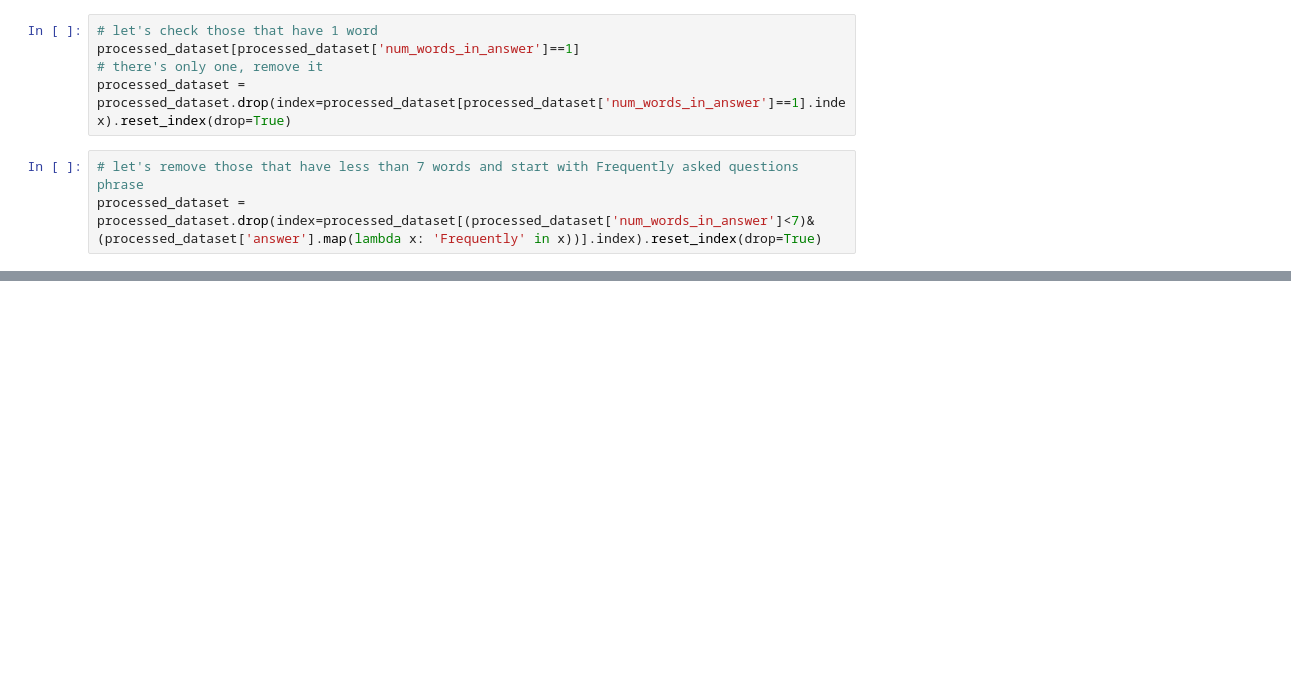
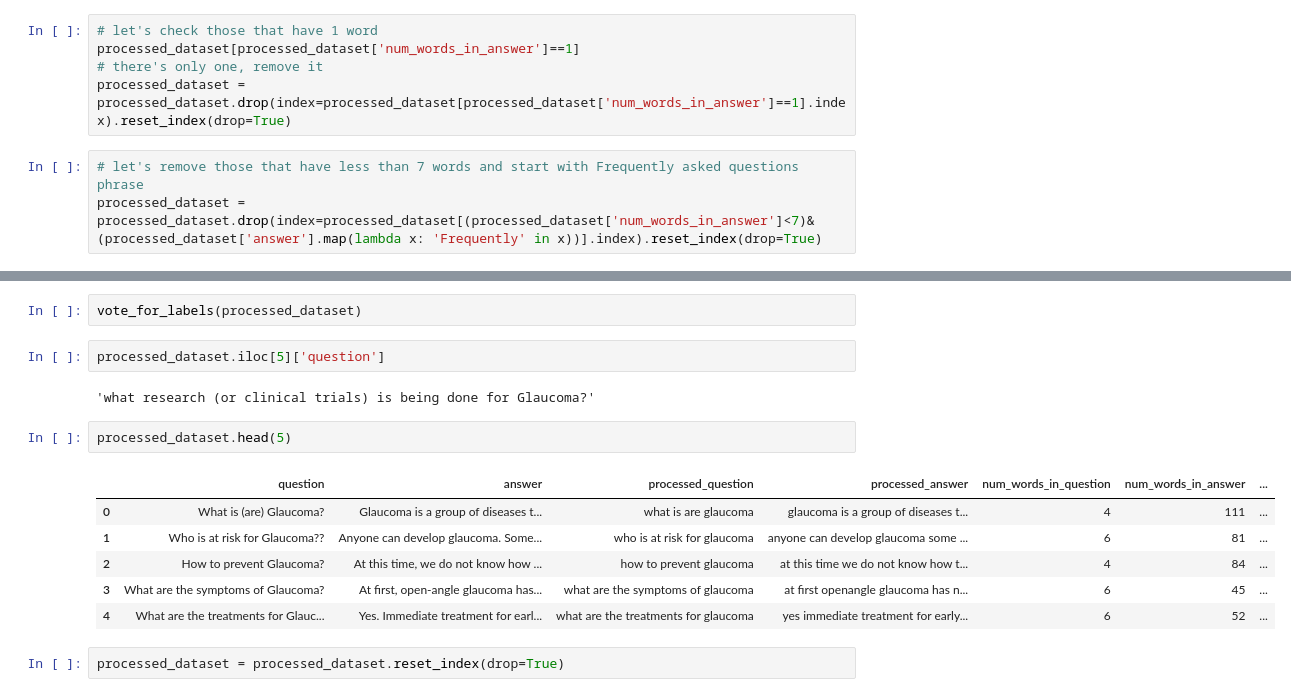
Before and after one commit to alditus/medical_assistant_bot_assignment, a Jupyter notebook: notebooks/data_processing/data_processing_and_preparation.ipynb, the cells around one changed output, grey strips where cells are left out. Cells and saved outputs as stored; diff of their text form; blank space fills up the shorter version.

```diff
--- a/notebooks/data_processing/data_processing_and_preparation.ipynb
+++ b/notebooks/data_processing/data_processing_and_preparation.ipynb
@@ -321,0 +430,17 @@ processed_dataset[['?' in x[:100] for x in dataset['answer'].str.lower()]]
+# %%
+vote_for_labels(processed_dataset)
+# %%
+processed_dataset.iloc[5]['question']
+# %% [output]
+'what research (or clinical trials) is being done for Glaucoma?'
+# %%
+processed_dataset.head(5)
+# %% [output]
+|  | question | answer | processed_question | processed_answer | num_words_in_question | num_words_in_answer | ... |
+| 0 | What is (are) Glaucoma? | Glaucoma is a group of diseases t... | what is are glaucoma | glaucoma is a group of diseases t... | 4 | 111 | ... |
+| 1 | Who is at risk for Glaucoma?? | Anyone can develop glaucoma. Some... | who is at risk for glaucoma | anyone can develop glaucoma some ... | 6 | 81 | ... |
+| 2 | How to prevent Glaucoma? | At this time, we do not know how ... | how to prevent glaucoma | at this time we do not know how t... | 4 | 84 | ... |
+| 3 | What are the symptoms of Glaucoma? | At first, open-angle glaucoma has... | what are the symptoms of glaucoma | at first openangle glaucoma has n... | 6 | 45 | ... |
+| 4 | What are the treatments for Glauc... | Yes. Immediate treatment for earl... | what are the treatments for glaucoma | yes immediate treatment for early... | 6 | 52 | ... |
+# %%
+processed_dataset = processed_dataset.reset_index(drop=True)
```
Also changed, not shown: parts of 28 cells of this notebook.
